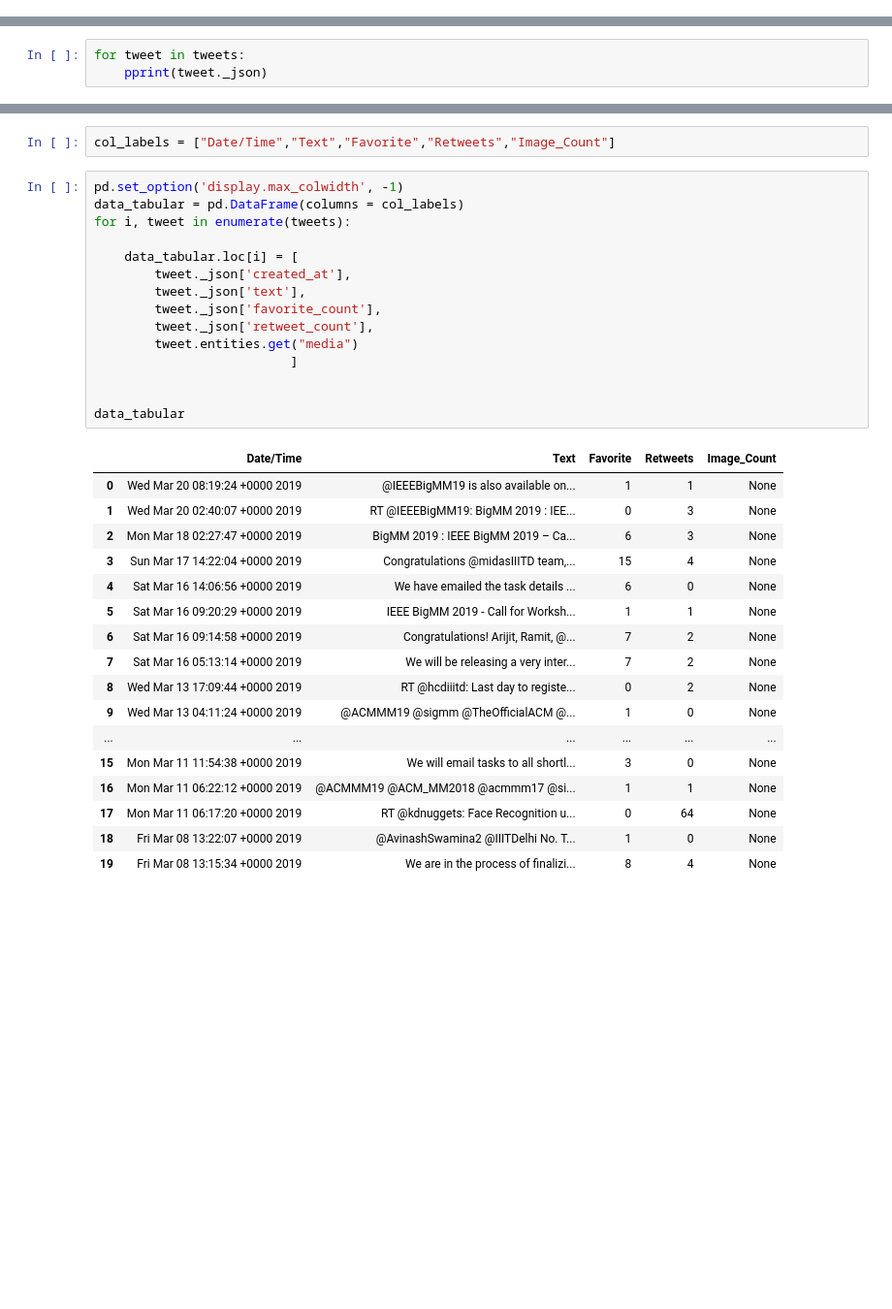
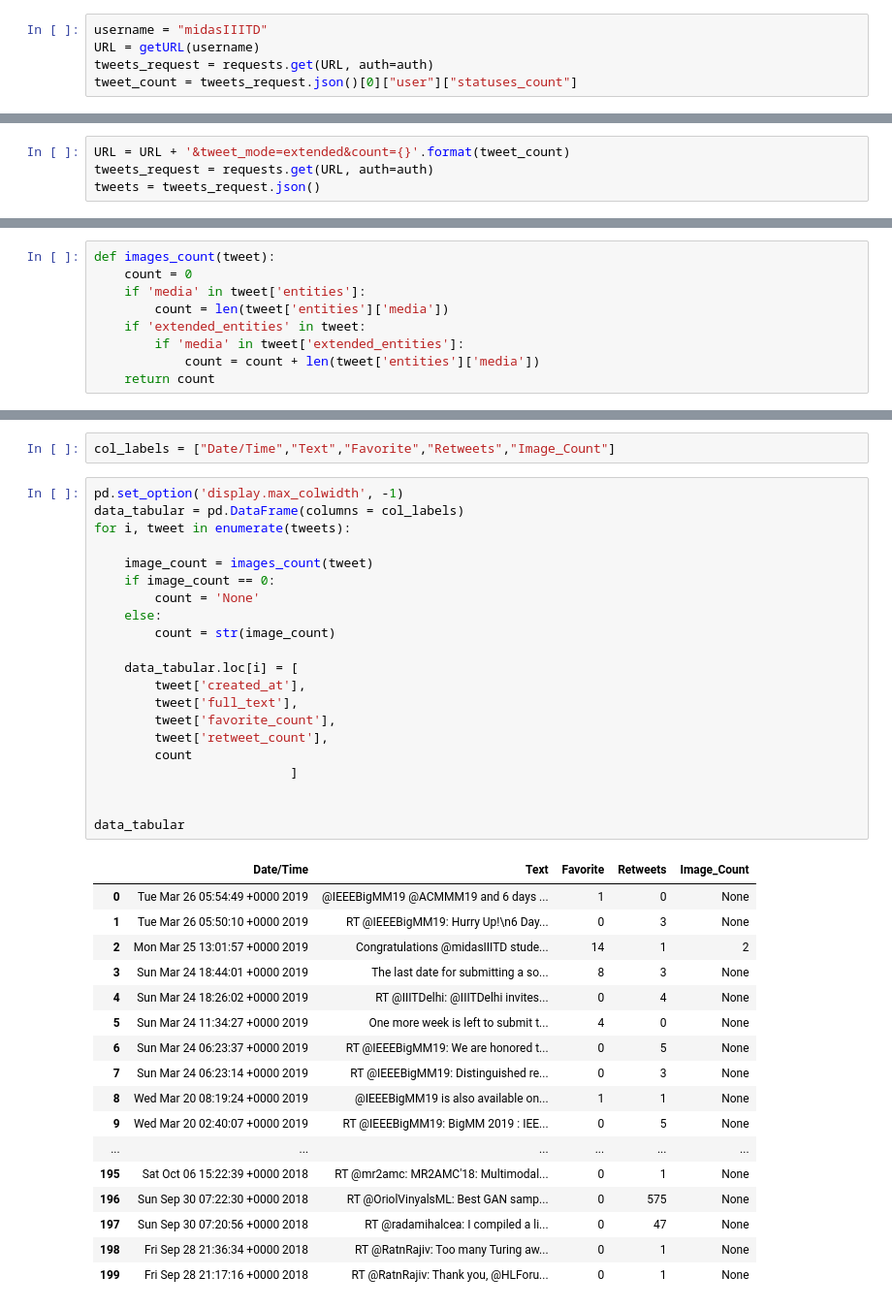
Before and after one commit to square-1111/MIDAS-IIITD, a Jupyter notebook: Python_problem/MIDAS Python.ipynb, the cells around one changed output, grey strips where cells are left out. Shown at 97% size. Cells and saved outputs as stored; diff of their text form; blank space fills up the shorter version.

```diff
--- a/Python_problem/MIDAS Python.ipynb
+++ b/Python_problem/MIDAS Python.ipynb
@@ -32 +31,6 @@ api = tweepy.API(auth)
+# %%
+username = "midasIIITD"
+URL = getURL(username)
+tweets_request = requests.get(URL, auth=auth)
+tweet_count = tweets_request.json()[0]["user"]["statuses_count"]
 # %% [markdown]
@@ -40,3 +37,0 @@ tweets = api.user_timeline(screen_name=username)
-# %%
-for tweet in tweets:
-    pprint(tweet._json)
@@ -75,0 +38,4 @@ for tweet in tweets:
+# %%
+URL = URL + '&tweet_mode=extended&count={}'.format(tweet_count)
+tweets_request = requests.get(URL, auth=auth)
+tweets = tweets_request.json()
@@ -75,0 +44,9 @@ for tweet in tweets:
+# %%
+def images_count(tweet):
+    count = 0
+    if 'media' in tweet['entities']:
+        count = len(tweet['entities']['media'])
+    if 'extended_entities' in tweet:
+        if 'media' in tweet['extended_entities']:
+            count = count + len(tweet['entities']['media'])
+    return count
@@ -78,33 +57,39 @@ col_labels = ["Date/Time","Text","Favorite","Retweets","Image_Count"]
 # %%
 pd.set_option('display.max_colwidth', -1)
 data_tabular = pd.DataFrame(columns = col_labels)
 for i, tweet in enumerate(tweets):
 
+    image_count = images_count(tweet)
+    if image_count == 0:
+        count = 'None'
+    else:
+        count = str(image_count)
+
     data_tabular.loc[i] = [
-        tweet._json['created_at'],
-        tweet._json['text'],
-        tweet._json['favorite_count'],
-        tweet._json['retweet_count'],
-        tweet.entities.get("media")
+        tweet['created_at'],
+        tweet['full_text'],
+        tweet['favorite_count'],
+        tweet['retweet_count'],
+        count
                           ]
 
 
 data_tabular
 # %% [output]
 |  | Date/Time | Text | Favorite | Retweets | Image_Count |
-| 0 | Wed Mar 20 08:19:24 +0000 2019 | @IEEEBigMM19 is also available on... | 1 | 1 | None |
-| 1 | Wed Mar 20 02:40:07 +0000 2019 | RT @IEEEBigMM19: BigMM 2019 : IEE... | 0 | 3 | None |
-| 2 | Mon Mar 18 02:27:47 +0000 2019 | BigMM 2019 : IEEE BigMM 2019 – Ca... | 6 | 3 | None |
-| 3 | Sun Mar 17 14:22:04 +0000 2019 | Congratulations @midasIIITD team,... | 15 | 4 | None |
-| 4 | Sat Mar 16 14:06:56 +0000 2019 | We have emailed the task details ... | 6 | 0 | None |
-| 5 | Sat Mar 16 09:20:29 +0000 2019 | IEEE BigMM 2019 - Call for Worksh... | 1 | 1 | None |
-| 6 | Sat Mar 16 09:14:58 +0000 2019 | Congratulations! Arijit, Ramit, @... | 7 | 2 | None |
-| 7 | Sat Mar 16 05:13:14 +0000 2019 | We will be releasing a very inter... | 7 | 2 | None |
-| 8 | Wed Mar 13 17:09:44 +0000 2019 | RT @hcdiiitd: Last day to registe... | 0 | 2 | None |
-| 9 | Wed Mar 13 04:11:24 +0000 2019 | @ACMMM19 @sigmm @TheOfficialACM @... | 1 | 0 | None |
+| 0 | Tue Mar 26 05:54:49 +0000 2019 | @IEEEBigMM19 @ACMMM19 and 6 days ... | 1 | 0 | None |
+| 1 | Tue Mar 26 05:50:10 +0000 2019 | RT @IEEEBigMM19: Hurry Up!\n6 Day... | 0 | 3 | None |
+| 2 | Mon Mar 25 13:01:57 +0000 2019 | Congratulations @midasIIITD stude... | 14 | 1 | 2 |
+| 3 | Sun Mar 24 18:44:01 +0000 2019 | The last date for submitting a so... | 8 | 3 | None |
+| 4 | Sun Mar 24 18:26:02 +0000 2019 | RT @IIITDelhi: @IIITDelhi invites... | 0 | 4 | None |
+| 5 | Sun Mar 24 11:34:27 +0000 2019 | One more week is left to submit t... | 4 | 0 | None |
+| 6 | Sun Mar 24 06:23:37 +0000 2019 | RT @IEEEBigMM19: We are honored t... | 0 | 5 | None |
+| 7 | Sun Mar 24 06:23:14 +0000 2019 | RT @IEEEBigMM19: Distinguished re... | 0 | 3 | None |
+| 8 | Wed Mar 20 08:19:24 +0000 2019 | @IEEEBigMM19 is also available on... | 1 | 1 | None |
+| 9 | Wed Mar 20 02:40:07 +0000 2019 | RT @IEEEBigMM19: BigMM 2019 : IEE... | 0 | 5 | None |
 | ... | ... | ... | ... | ... | ... |
-| 15 | Mon Mar 11 11:54:38 +0000 2019 | We will email tasks to all shortl... | 3 | 0 | None |
-| 16 | Mon Mar 11 06:22:12 +0000 2019 | @ACMMM19 @ACM_MM2018 @acmmm17 @si... | 1 | 1 | None |
-| 17 | Mon Mar 11 06:17:20 +0000 2019 | RT @kdnuggets: Face Recognition u... | 0 | 64 | None |
-| 18 | Fri Mar 08 13:22:07 +0000 2019 | @AvinashSwamina2 @IIITDelhi No. T... | 1 | 0 | None |
-| 19 | Fri Mar 08 13:15:34 +0000 2019 | We are in the process of finalizi... | 8 | 4 | None |
+| 195 | Sat Oct 06 15:22:39 +0000 2018 | RT @mr2amc: MR2AMC'18: Multimodal... | 0 | 1 | None |
+| 196 | Sun Sep 30 07:22:30 +0000 2018 | RT @OriolVinyalsML: Best GAN samp... | 0 | 575 | None |
+| 197 | Sun Sep 30 07:20:56 +0000 2018 | RT @radamihalcea: I compiled a li... | 0 | 47 | None |
+| 198 | Fri Sep 28 21:36:34 +0000 2018 | RT @RatnRajiv: Too many Turing aw... | 0 | 1 | None |
+| 199 | Fri Sep 28 21:17:16 +0000 2018 | RT @RatnRajiv: Thank you, @HLForu... | 0 | 1 | None |
```
Also changed, not shown: parts of 16 cells of this notebook.
